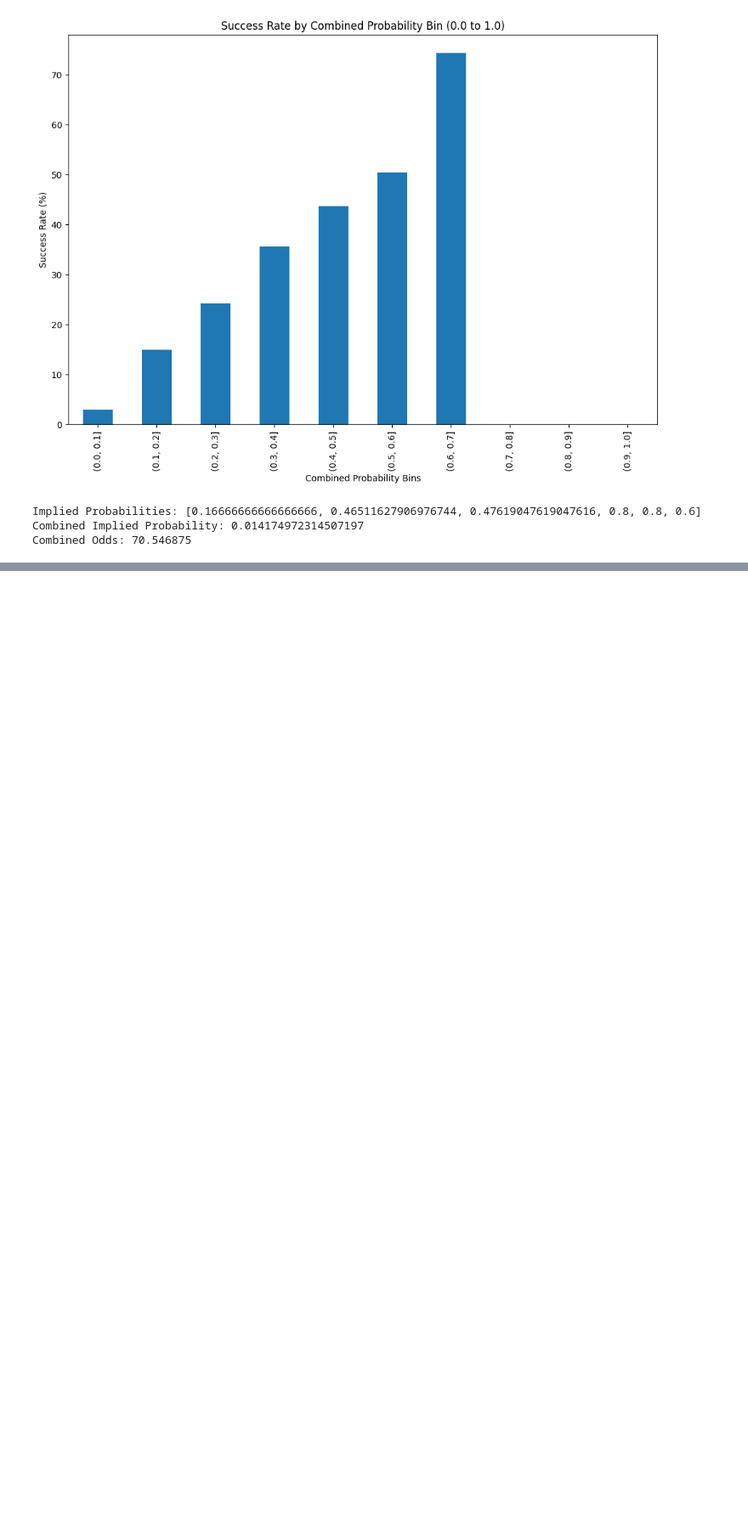
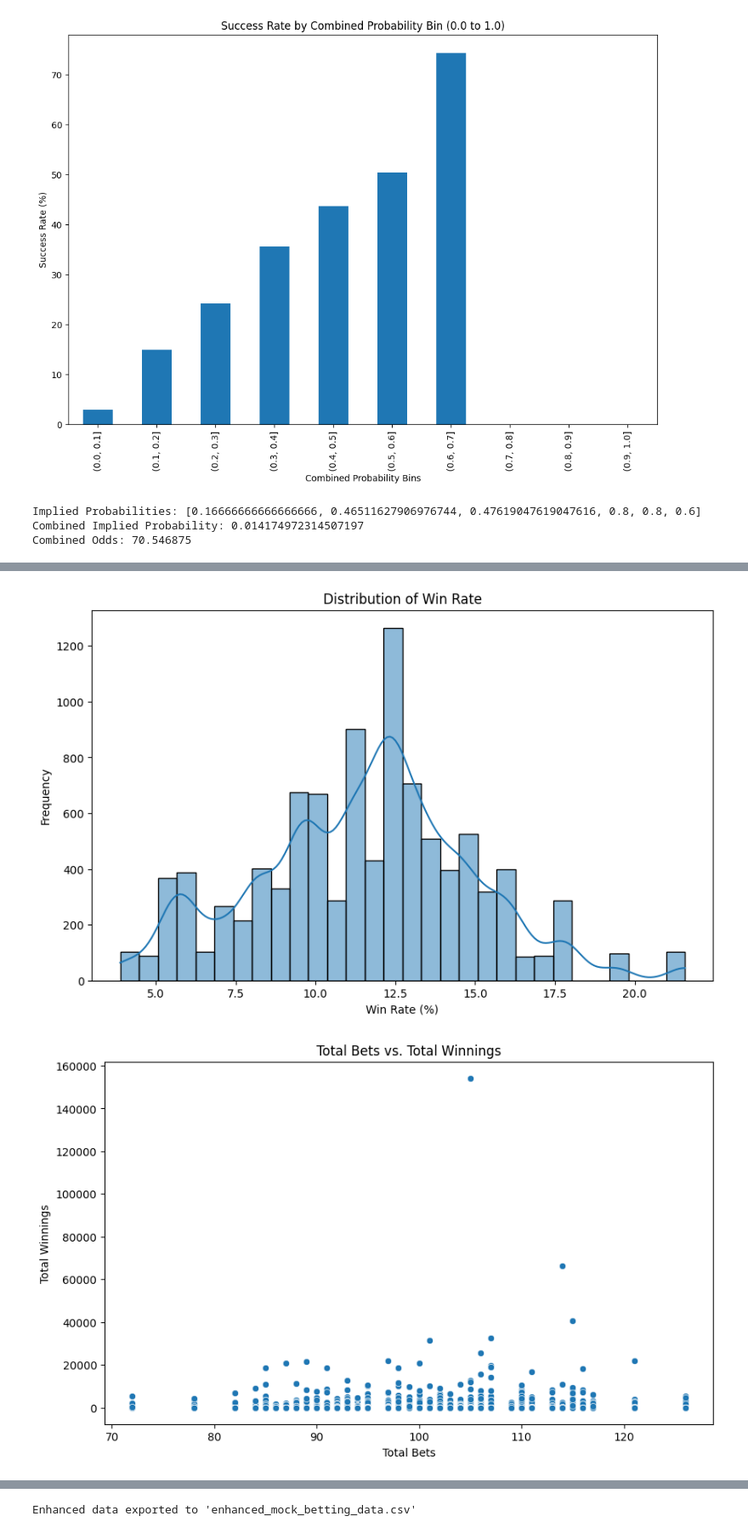
Before and after one commit to avidcyclist/prize_picks_practice, a Jupyter notebook: notebooks/new_notebook.ipynb, the cells around one changed output, grey strips where cells are left out. Shown at 85% size. Drawn from its saved outputs; the diff is of its cells as text; code cells hidden in the pictures; blank space fills up the shorter version.

```diff
--- a/notebooks/new_notebook.ipynb
+++ b/notebooks/new_notebook.ipynb
@@ -868,0 +911,39 @@ Combined Odds: 70.546875
+# %%
+# Plot: Distribution of Win Rate
+plt.figure(figsize=(10, 6))
+sns.histplot(df_mock['Win_Rate'], bins=30, kde=True)
+plt.title('Distribution of Win Rate')
+plt.xlabel('Win Rate (%)')
+plt.ylabel('Frequency')
+plt.savefig('win_rate_distribution.png')
+plt.show()
+
+# Plot: Total Bets vs. Total Winnings
+plt.figure(figsize=(10, 6))
+sns.scatterplot(data=df_mock, x='Total_Bets', y='Total_Winnings')
+plt.title('Total Bets vs. Total Winnings')
+plt.xlabel('Total Bets')
+plt.ylabel('Total Winnings')
+plt.savefig('total_bets_vs_total_winnings.png')
+plt.show()
+
+# Plot: ROI Distribution
+plt.figure(figsize=(10, 6))
+sns.histplot(df_mock['ROI'], bins=30, kde=True)
+plt.title('Distribution of ROI')
+plt.xlabel('ROI (%)')
+plt.ylabel('Frequency')
+plt.savefig('roi_distribution.png')
+plt.show()
+
+# Plot: Total Bets vs. Total Profit
+plt.figure(figsize=(10, 6))
+sns.scatterplot(data=df_mock, x='Total_Bets', y='Profit')
+plt.title('Total Bets vs. Total Profit')
+plt.xlabel('Total Bets')
+plt.ylabel('Total Profit')
+plt.savefig('total_bets_vs_total_profit.png')
+plt.show()
+# %% [output]
+[figure, added]
+[figure, added]
@@ -868,0 +952,6 @@ Combined Odds: 70.546875
+# %%
+# Export the enhanced DataFrame to CSV
+df_mock.to_csv('enhanced_mock_betting_data.csv', index=False)
+print("Enhanced data exported to 'enhanced_mock_betting_data.csv'")
+# %% [output]
+Enhanced data exported to 'enhanced_mock_betting_data.csv'
```
Also changed, not shown: parts of 3 cells of this notebook.
